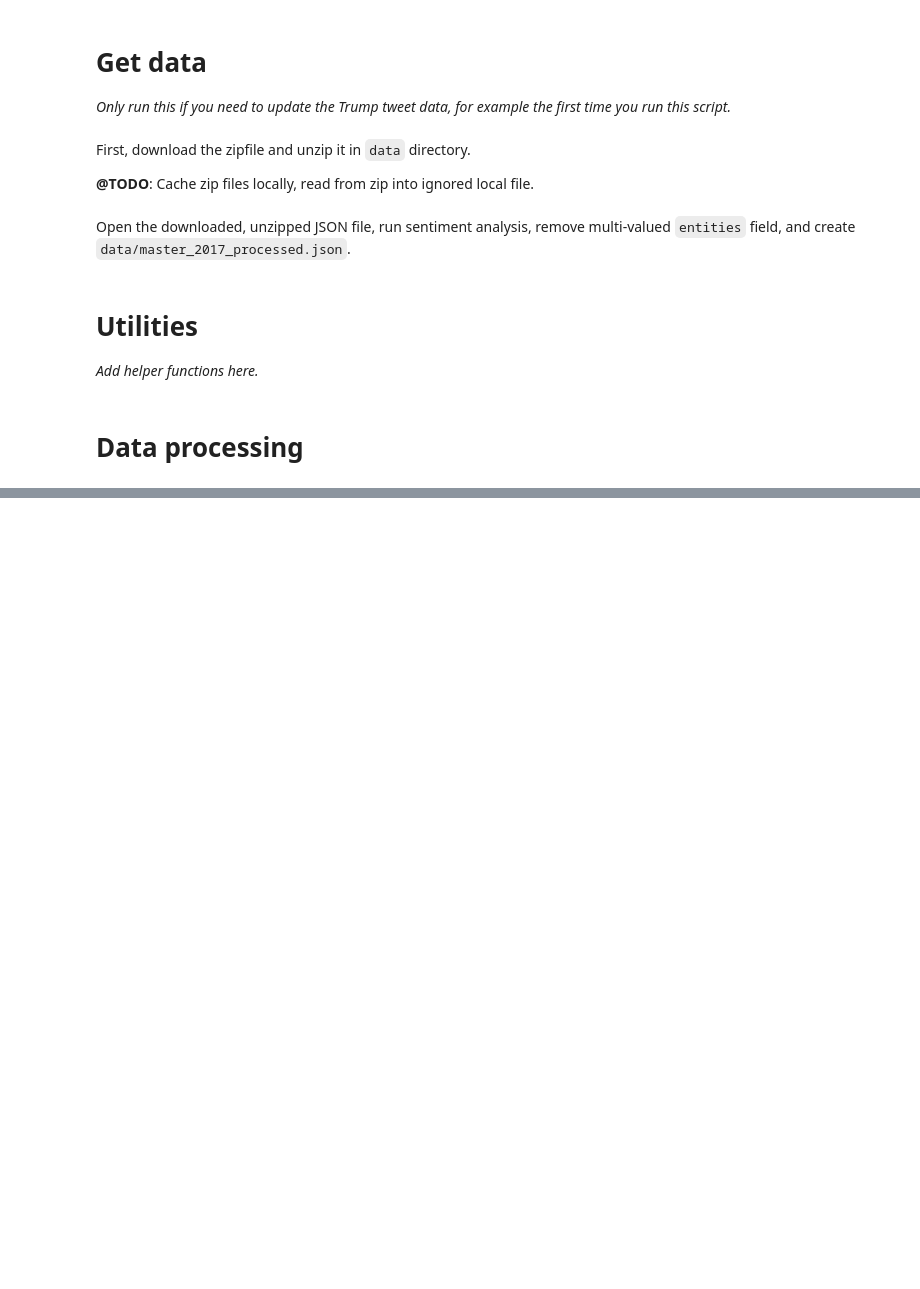
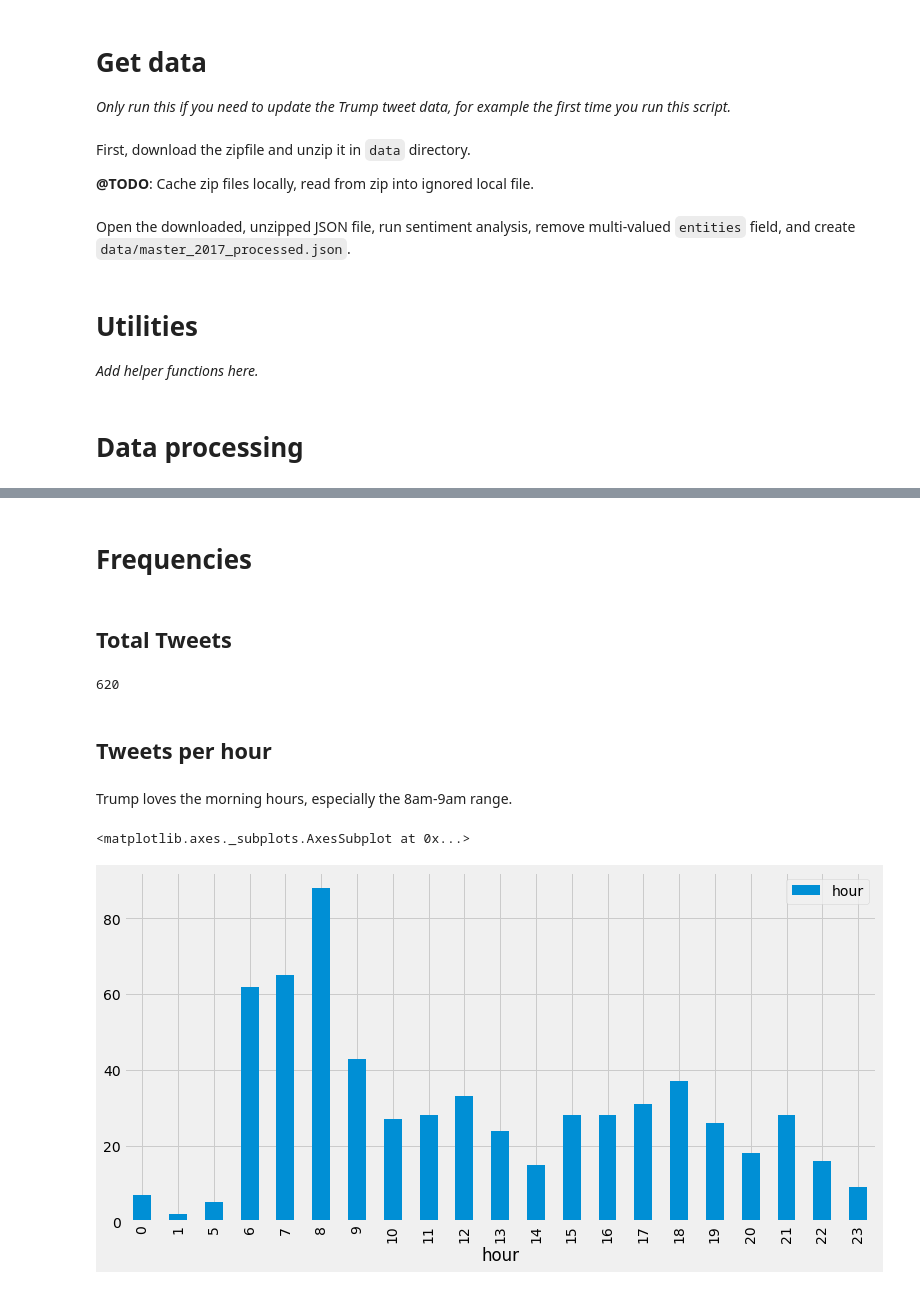
Before and after one commit to nprapps/trump-tweet-analysis, a Jupyter notebook: trump-tweets.ipynb, the cells around one changed output, grey strips where cells are left out. Cells and saved outputs as stored; diff of their text form; code cells hidden in the pictures; blank space fills up the shorter version.

Commit message:
decently developed analysis based on trump twitter archive

```diff
--- a/trump-tweets.ipynb
+++ b/trump-tweets.ipynb
@@ -11,9 +11,21 @@ import zipfile
 import io
 import json
 
-from pprint import pprint
 from vaderSentiment.vaderSentiment import SentimentIntensityAnalyzer
 
+import pandas as pd
+import numpy as np
+import math
+import matplotlib
+import matplotlib.pyplot as plt
+import locale
+import arrow
+from locale import atof
+from dateutil import parser
+from datetime import datetime
+
+matplotlib.rcParams['figure.figsize'] = (12, 6)
+plt.style.use('fivethirtyeight')
 warnings.filterwarnings('ignore')
 # %% [markdown]
 # Trump Tweet analysis
@@ -141,0 +114,6 @@ dict(tweets.rows[0])
+# %%
+with open('data/master_2017_processed.json') as f:
+    jsondata = json.load(f)
+normalized_json = pd.io.json.json_normalize(jsondata)
+tweets = pd.DataFrame(normalized_json)
+tweets['created_date'] = pd.to_datetime(tweets['created_at'])
@@ -141,0 +122,25 @@ dict(tweets.rows[0])
+# %%
+tweets['month/day'] = tweets['created_date'].apply(convertUTCtoMonthDay)
+tweets['month'] = tweets['created_date'].apply(convertUTCtoMonth)
+tweets['day'] = tweets['created_date'].apply(convertUTCtoDay)
+tweets['day of week'] = tweets['created_date'].apply(convertUTCtoDayOfWeek)
+tweets['hour'] = tweets['created_date'].apply(convertUTCtoHourOfDay)
+tweets.set_index('created_date', inplace=True)
+# %% [markdown]
+# Frequencies
+# %% [markdown]
+## Total Tweets
+# %%
+len(tweets.index)
+# %% [output]
+620
+# %% [markdown]
+## Tweets per hour
+# %% [markdown]
+Trump loves the morning hours, especially the 8am-9am range.
+# %%
+tweetsPerHour = tweets[['hour']].groupby(tweets['hour']).count()
+tweetsPerHour.plot(kind='bar')
+# %% [output]
+<matplotlib.axes._subplots.AxesSubplot at 0x...>
+[figure, added]
```
Also changed, not shown: parts of 59 cells of this notebook.
